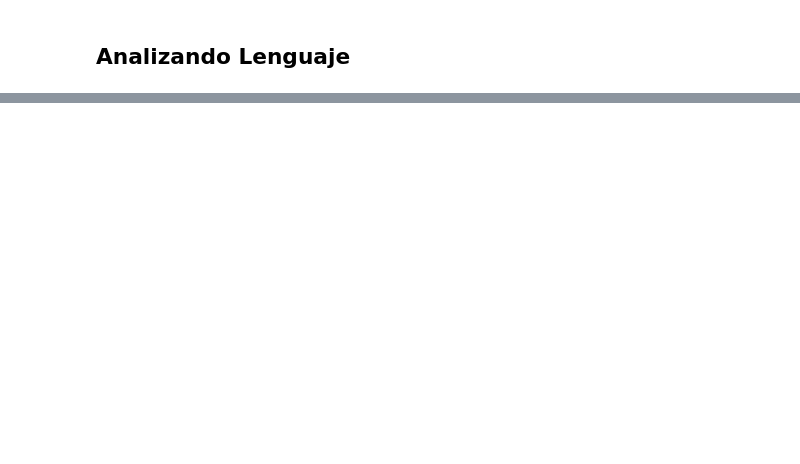
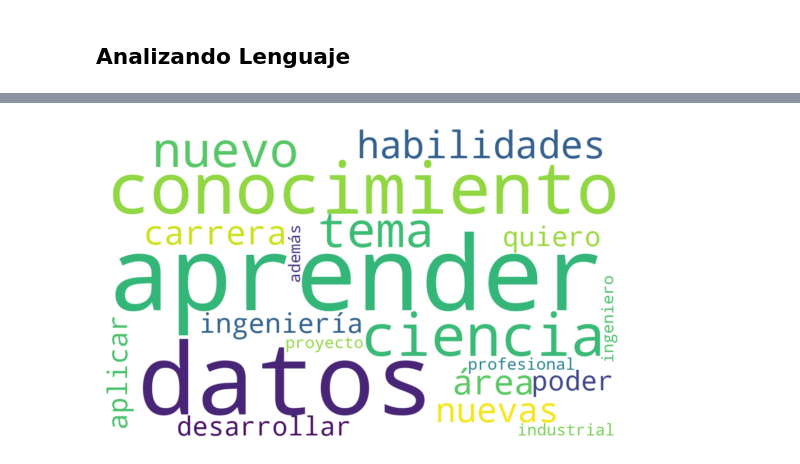
Before and after one commit to fperez-alldev/ccd-usac-ago-2025, a Jupyter notebook: class1/FormData.ipynb, the cells around one changed output, grey strips where cells are left out. Cells and saved outputs as stored; diff of their text form; code cells hidden in the pictures; blank space fills up the shorter version.

```diff
--- a/class1/FormData.ipynb
+++ b/class1/FormData.ipynb
@@ -185,0 +267,16 @@ plt.show()
+# %%
+# Nube de palabras con las primeras 20 palabras más comunes
+wc_20 = WordCloud(
+    width=1000,
+    height=600,
+    background_color="white",
+    max_words=20,
+    collocations=False
+).generate(corpus)
+plt.figure(figsize=(8, 4))
+plt.imshow(wc_20, interpolation="bilinear")
+plt.axis("off")
+#plt.title("Nube de palabras — Motivación (Top 20)")
+plt.show()
+# %% [output]
+[figure, added]
```
Also changed, not shown: parts of 12 cells of this notebook, 2 other files.
